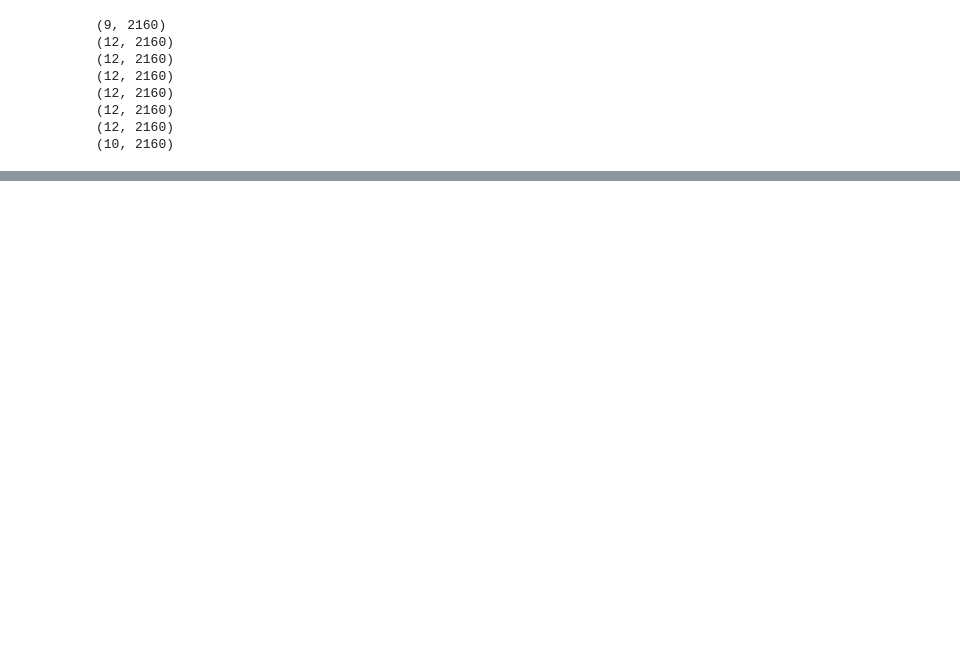
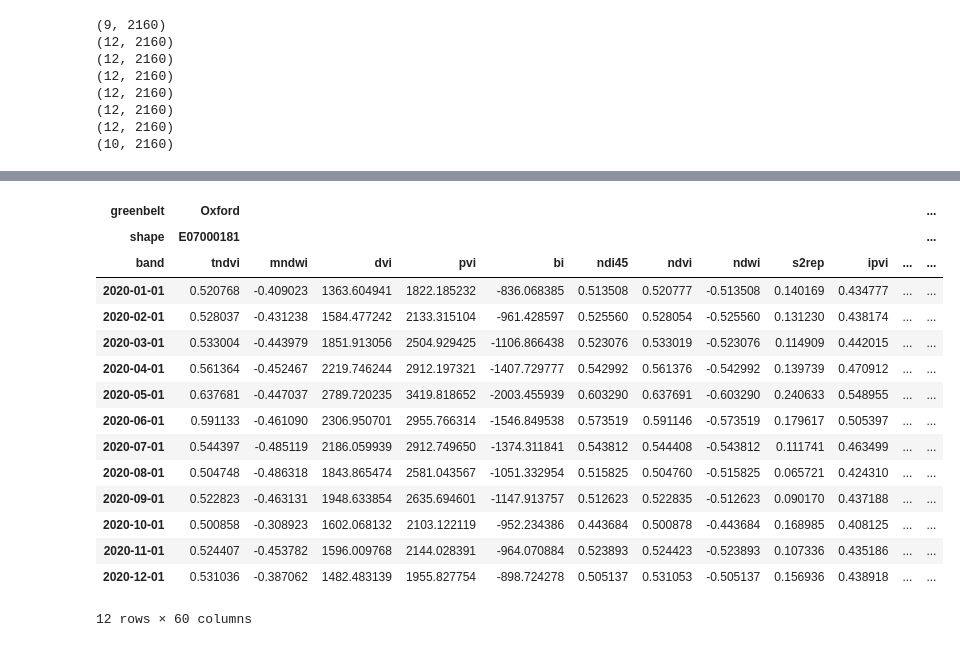
Before and after one commit to FinleyGibson/greensight, a Jupyter notebook: notebooks/pipeline/02_sentinel_two_data_processing.ipynb, the cells around one changed output, grey strips where cells are left out. Cells and saved outputs as stored; diff of their text form; code cells hidden in the pictures; blank space fills up the shorter version.

```diff
--- a/notebooks/pipeline/02_sentinel_two_data_processing.ipynb
+++ b/notebooks/pipeline/02_sentinel_two_data_processing.ipynb
@@ -170,0 +215,3 @@ df_out.to_hdf(output_path, key="df", mode="w", format="table")
+# %%
+path = Path("/home/finley/GoogleDrive/Greenbelts_2020_polygon_bands_and_indices")
+df = load_sentinel_two_data_from_csv(next(path.iterdir()))
@@ -170,0 +232,19 @@ df_out.to_hdf(output_path, key="df", mode="w", format="table")
+# %%
+df
+# %% [output]
+| greenbelt | Oxford |  |  |  |  |  |  |  |  |  |  | ... |
+| shape | E07000181 |  |  |  |  |  |  |  |  |  |  | ... |
+| band | tndvi | mndwi | dvi | pvi | bi | ndi45 | ndvi | ndwi | s2rep | ipvi | ... | ... |
+| 2020-01-01 | 0.520768 | -0.409023 | 1363.604941 | 1822.185232 | -836.068385 | 0.513508 | 0.520777 | -0.513508 | 0.140169 | 0.434777 | ... | ... |
+| 2020-02-01 | 0.528037 | -0.431238 | 1584.477242 | 2133.315104 | -961.428597 | 0.525560 | 0.528054 | -0.525560 | 0.131230 | 0.438174 | ... | ... |
+| 2020-03-01 | 0.533004 | -0.443979 | 1851.913056 | 2504.929425 | -1106.866438 | 0.523076 | 0.533019 | -0.523076 | 0.114909 | 0.442015 | ... | ... |
+| 2020-04-01 | 0.561364 | -0.452467 | 2219.746244 | 2912.197321 | -1407.729777 | 0.542992 | 0.561376 | -0.542992 | 0.139739 | 0.470912 | ... | ... |
+| 2020-05-01 | 0.637681 | -0.447037 | 2789.720235 | 3419.818652 | -2003.455939 | 0.603290 | 0.637691 | -0.603290 | 0.240633 | 0.548955 | ... | ... |
+| 2020-06-01 | 0.591133 | -0.461090 | 2306.950701 | 2955.766314 | -1546.849538 | 0.573519 | 0.591146 | -0.573519 | 0.179617 | 0.505397 | ... | ... |
+| 2020-07-01 | 0.544397 | -0.485119 | 2186.059939 | 2912.749650 | -1374.311841 | 0.543812 | 0.544408 | -0.543812 | 0.111741 | 0.463499 | ... | ... |
+| 2020-08-01 | 0.504748 | -0.486318 | 1843.865474 | 2581.043567 | -1051.332954 | 0.515825 | 0.504760 | -0.515825 | 0.065721 | 0.424310 | ... | ... |
+| 2020-09-01 | 0.522823 | -0.463131 | 1948.633854 | 2635.694601 | -1147.913757 | 0.512623 | 0.522835 | -0.512623 | 0.090170 | 0.437188 | ... | ... |
+| 2020-10-01 | 0.500858 | -0.308923 | 1602.068132 | 2103.122119 | -952.234386 | 0.443684 | 0.500878 | -0.443684 | 0.168985 | 0.408125 | ... | ... |
+| 2020-11-01 | 0.524407 | -0.453782 | 1596.009768 | 2144.028391 | -964.070884 | 0.523893 | 0.524423 | -0.523893 | 0.107336 | 0.435186 | ... | ... |
+| 2020-12-01 | 0.531036 | -0.387062 | 1482.483139 | 1955.827754 | -898.724278 | 0.505137 | 0.531053 | -0.505137 | 0.156936 | 0.438918 | ... | ... |
+12 rows × 60 columns
```
Also changed, not shown: parts of 7 cells of this notebook, 32 other files.
